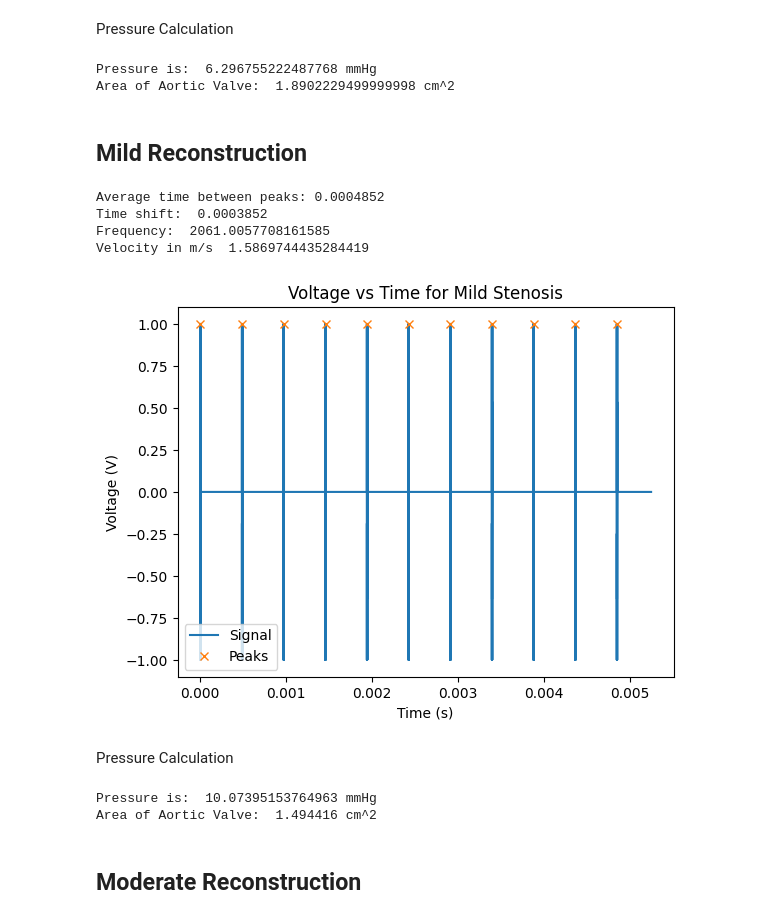
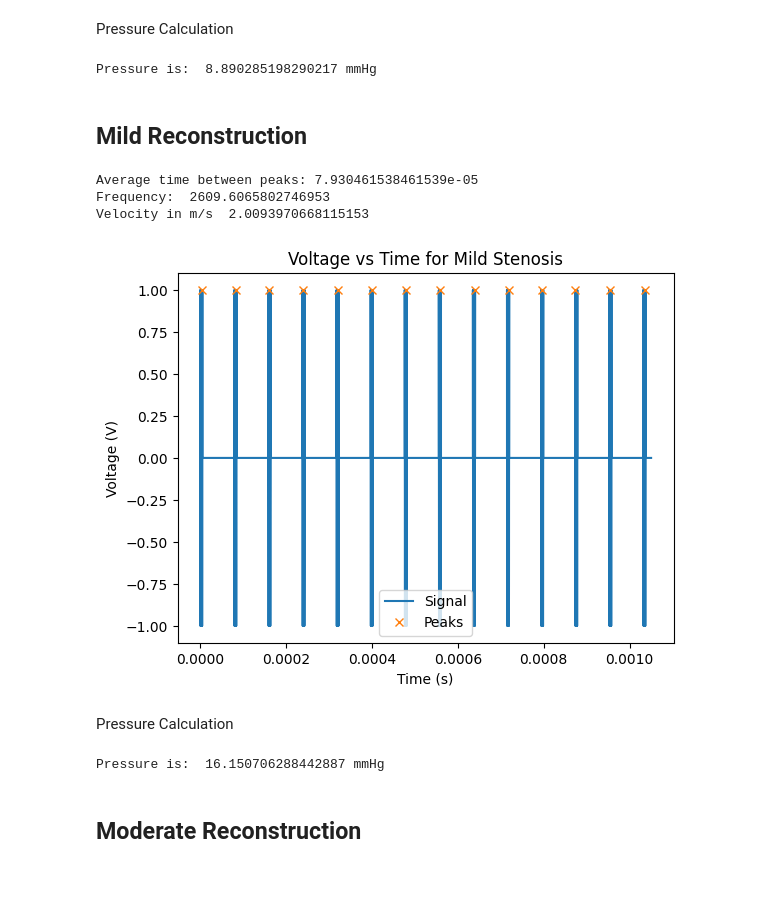
Before and after one commit to dcunhrya/doppler-ultrasound, a Jupyter notebook: doppler_ultrasound.ipynb, the cells around one changed output. Cells and saved outputs as stored; diff of their text form; code cells hidden in the pictures; blank space fills up the shorter version.

```diff
--- a/doppler_ultrasound.ipynb
+++ b/doppler_ultrasound.ipynb
@@ -137,58 +113,46 @@ Pressure Calculation
 # %%
 pressure_healthy = 4*velocity_healthy**2
 print("Pressure is: ", pressure_healthy, 'mmHg')
-
-area_healthy = 2* c * average_time_between_peaks_healthy
-print("Area of Aortic Valve: ", area_healthy, 'cm^2')
 # %% [output]
-Pressure is:  6.296755222487768 mmHg
-Area of Aortic Valve:  1.8902229499999998 cm^2
+Pressure is:  8.890285198290217 mmHg
 # %% [markdown]
 ## Mild Reconstruction
 # %%
 peaks, _ = find_peaks(mild, distance=1000)
 # Calculate the time differences between consecutive peaks
 peak_times = t[peaks]  # Times of the peaks
 time_diffs = np.diff(peak_times)  # Time differences between peaks
 
 # Compute the average time between peaks
 average_time_between_peaks_mild = np.mean(time_diffs)
-time_shift_mild = average_time_between_peaks_mild - 0.0001
-total_freq_shift = 1/average_time_between_peaks_mild
+Fd = (1 - average_time_between_peaks_mild*10**4) / average_time_between_peaks_mild
 print("Average time between peaks:", average_time_between_peaks_mild)
-print("Time shift: ", time_shift_mild)
-print("Frequency: ", total_freq_shift)
-# print("Delta f: ", delta_f)
+print("Frequency: ", Fd)
 
 c=1540
-velocity_mild = c*total_freq_shift/(2*1e6)
+velocity_mild = c*Fd/(2*1e6)
 print("Velocity in m/s ", velocity_mild)
 
 # Plot the signal and the peaks
 plt.plot(t, mild, label='Signal')
 plt.plot(t[peaks], mild[peaks], 'x', label='Peaks')
 plt.xlabel('Time (s)')
 plt.ylabel('Voltage (V)')
 plt.title('Voltage vs Time for Mild Stenosis')
 plt.legend()
 plt.show()
 # %% [output]
-Average time between peaks: 0.0004852
-Time shift:  0.0003852
-Frequency:  2061.0057708161585
-Velocity in m/s  1.5869744435284419
+Average time between peaks: 7.930461538461539e-05
+Frequency:  2609.6065802746953
+Velocity in m/s  2.0093970668115153
-[figure, old version]
+[figure, new version]
 # %% [markdown]
 Pressure Calculation
 # %%
 pressure_mild = 4*velocity_mild**2
 print("Pressure is: ", pressure_mild, 'mmHg')
-
-area_mild = 2 * c * average_time_between_peaks_mild
-print("Area of Aortic Valve: ", area_mild, 'cm^2')
 # %% [output]
-Pressure is:  10.07395153764963 mmHg
-Area of Aortic Valve:  1.494416 cm^2
+Pressure is:  16.150706288442887 mmHg
 # %% [markdown]
 ## Moderate Reconstruction
 # %%
```
Also changed, not shown: parts of 8 cells of this notebook.
